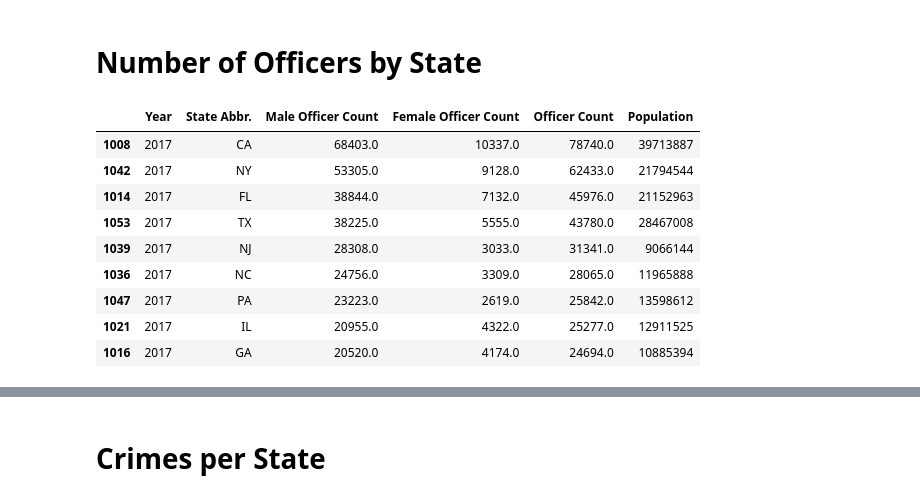
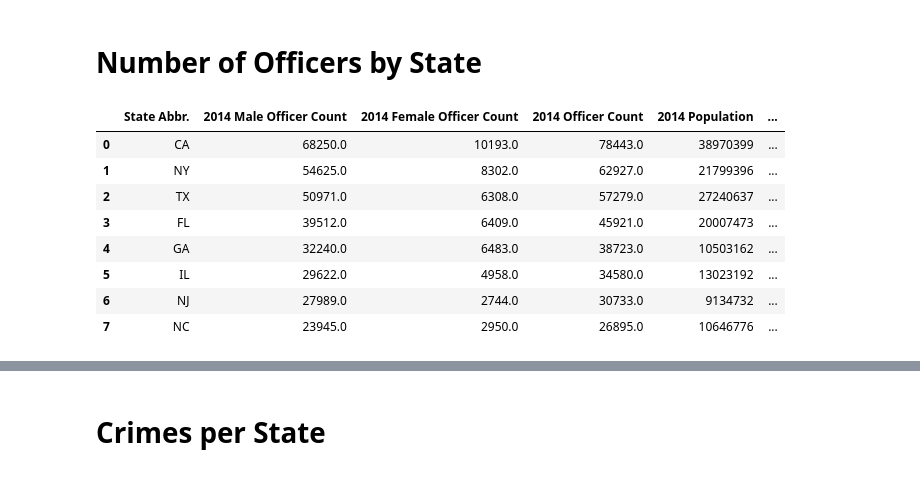
Before and after one commit to financialinvestigator01/Project_Teamwork, a Jupyter notebook: Crime3-ABB-WorkingCopy.ipynb, the cells around one changed output, grey strips where cells are left out. Drawn from its saved outputs; the diff is of its cells as text; code cells hidden in the pictures.

```diff
--- a/Crime3-ABB-WorkingCopy.ipynb
+++ b/Crime3-ABB-WorkingCopy.ipynb
@@ -235,33 +235,66 @@ plt.show()
 # %%
 police_count_df = pd.DataFrame(police_df, columns = ['Year', 'State Abbr.', 'Male Officer Count','Female Officer Count',
                                                     'Officer Count', 'Population']
                               )
 
 
 police_count_2014_df = police_count_df[police_count_df.Year == 2014]
 police_count_2015_df = police_count_df[police_count_df.Year == 2015]
 police_count_2016_df = police_count_df[police_count_df.Year == 2016]
 police_count_2017_df = police_count_df[police_count_df.Year == 2017]
 
 police_count_2014_df = police_count_2014_df.sort_values('Officer Count', ascending=False)
 police_count_2015_df = police_count_2015_df.sort_values('Officer Count', ascending=False)
 police_count_2016_df = police_count_2016_df.sort_values('Officer Count', ascending=False)
 police_count_2017_df = police_count_2017_df.sort_values('Officer Count', ascending=False)
 
 police_count_2014_df = police_count_2014_df.head(9)
 police_count_2015_df = police_count_2015_df.head(9)
 police_count_2016_df = police_count_2016_df.head(9)
 police_count_2017_df = police_count_2017_df.head(9)
+
+
+police_count_2014_df = police_count_2014_df.rename(columns={'Male Officer Count' : '2014 Male Officer Count',
+                                                           'Female Officer Count' : '2014 Female Officer Count',
+                                                           'Officer Count' : '2014 Officer Count',
+                                                           'Population' : '2014 Population'
+                                                           })
+police_count_2014_df = police_count_2014_df.drop(columns='Year')
+
+police_count_2015_df = police_count_2015_df.rename(columns={'Male Officer Count' : '2015 Male Officer Count',
+                                                           'Female Officer Count' : '2015 Female Officer Count',
+                                                           'Officer Count' : '2015 Officer Count',
+                                                           'Population' : '2015 Population'
+                                                           })
+police_count_2015_df = police_count_2015_df.drop(columns='Year')
+
+police_count_2016_df = police_count_2016_df.rename(columns={'Male Officer Count' : '2016 Male Officer Count',
+                                                           'Female Officer Count' : '2016 Female Officer Count',
+                                                           'Officer Count' : '2016 Officer Count',
+                                                           'Population' : '2016 Population'
+                                                           })
+police_count_2016_df = police_count_2016_df.drop(columns='Year')
+
+police_count_2017_df = police_count_2017_df.rename(columns={'Male Officer Count' : '2017 Male Officer Count',
+                                                           'Female Officer Count' : '2017 Female Officer Count',
+                                                           'Officer Count' : '2017 Officer Count',
+                                                           'Population' : '2017 Population'
+                                                           })
+police_count_2017_df = police_count_2017_df.drop(columns='Year')
+
+police_count_2014_2015_df = pd.merge(police_count_2014_df, police_count_2015_df, on='State Abbr.')
+police_count_2016_2017_df = pd.merge(police_count_2016_df, police_count_2017_df, on='State Abbr.')
+police_count_2014_2017_df = pd.merge(police_count_2014_2015_df, police_count_2016_2017_df, on='State Abbr.')
+police_count_2014_2017_df
 # %% [output]
-|  | Year | State Abbr. | Male Officer Count | Female Officer Count | Officer Count | Population |
-| 1008 | 2017 | CA | 68403.0 | 10337.0 | 78740.0 | 39713887 |
-| 1042 | 2017 | NY | 53305.0 | 9128.0 | 62433.0 | 21794544 |
-| 1014 | 2017 | FL | 38844.0 | 7132.0 | 45976.0 | 21152963 |
-| 1053 | 2017 | TX | 38225.0 | 5555.0 | 43780.0 | 28467008 |
-| 1039 | 2017 | NJ | 28308.0 | 3033.0 | 31341.0 | 9066144 |
-| 1036 | 2017 | NC | 24756.0 | 3309.0 | 28065.0 | 11965888 |
-| 1047 | 2017 | PA | 23223.0 | 2619.0 | 25842.0 | 13598612 |
-| 1021 | 2017 | IL | 20955.0 | 4322.0 | 25277.0 | 12911525 |
-| 1016 | 2017 | GA | 20520.0 | 4174.0 | 24694.0 | 10885394 |
+|  | State Abbr. | 2014 Male Officer Count | 2014 Female Officer Count | 2014 Officer Count | 2014 Population | ... |
+| 0 | CA | 68250.0 | 10193.0 | 78443.0 | 38970399 | ... |
+| 1 | NY | 54625.0 | 8302.0 | 62927.0 | 21799396 | ... |
+| 2 | TX | 50971.0 | 6308.0 | 57279.0 | 27240637 | ... |
+| 3 | FL | 39512.0 | 6409.0 | 45921.0 | 20007473 | ... |
+| 4 | GA | 32240.0 | 6483.0 | 38723.0 | 10503162 | ... |
+| 5 | IL | 29622.0 | 4958.0 | 34580.0 | 13023192 | ... |
+| 6 | NJ | 27989.0 | 2744.0 | 30733.0 | 9134732 | ... |
+| 7 | NC | 23945.0 | 2950.0 | 26895.0 | 10646776 | ... |
 # %%
 # Setting the positions and width for the bars
```
Also changed, not shown: parts of 1 cell of this notebook.
